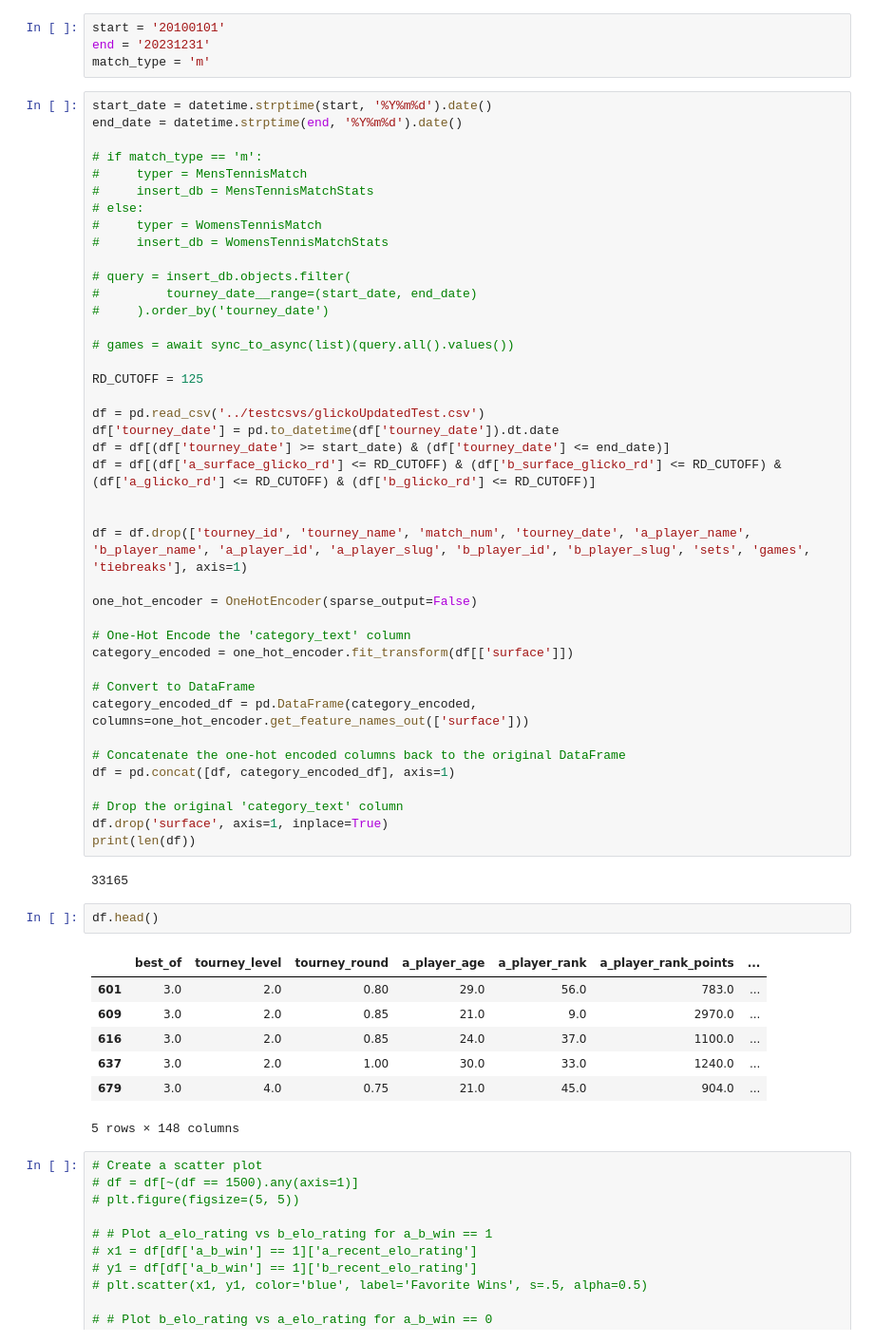
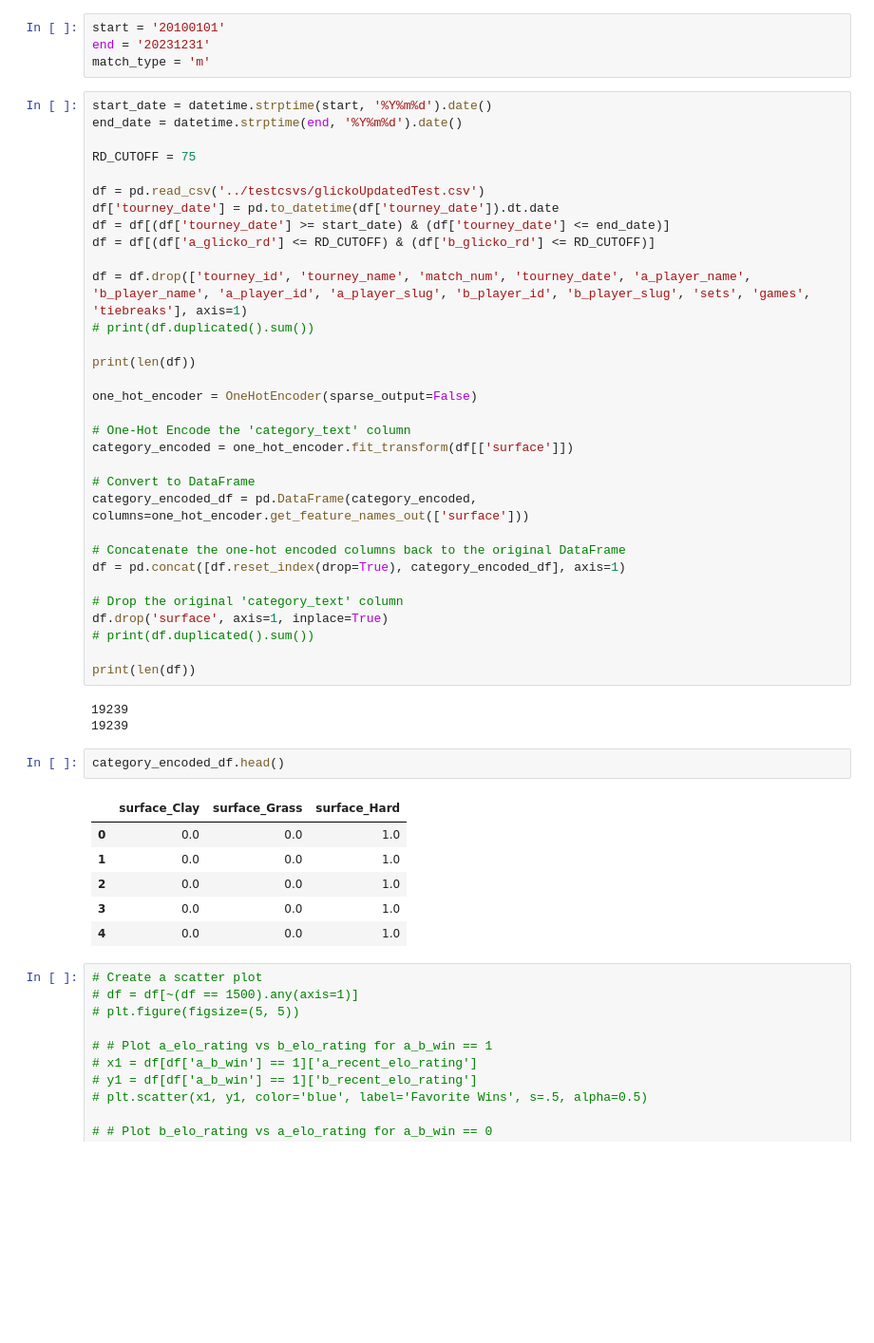
Before and after one commit to dsw225/TennisPredictionModel, a Jupyter notebook: breakpoint/analyzers/tennis_analyzer_lightGBM.ipynb, the cells around one changed output. Shown at 95% size. Drawn from its saved outputs; the diff is of its cells as text; blank space fills up the shorter version.

```diff
--- a/breakpoint/analyzers/tennis_analyzer_lightGBM.ipynb
+++ b/breakpoint/analyzers/tennis_analyzer_lightGBM.ipynb
@@ -58,28 +58,17 @@ match_type = 'm'
 start_date = datetime.strptime(start, '%Y%m%d').date()
 end_date = datetime.strptime(end, '%Y%m%d').date()
 
-# if match_type == 'm':
-#     typer = MensTennisMatch
-#     insert_db = MensTennisMatchStats
-# else:
-#     typer = WomensTennisMatch
-#     insert_db = WomensTennisMatchStats
-
-# query = insert_db.objects.filter(
-#         tourney_date__range=(start_date, end_date)
-#     ).order_by('tourney_date')
-
-# games = await sync_to_async(list)(query.all().values())
-
-RD_CUTOFF = 125
+RD_CUTOFF = 75
 
 df = pd.read_csv('../testcsvs/glickoUpdatedTest.csv')
 df['tourney_date'] = pd.to_datetime(df['tourney_date']).dt.date
 df = df[(df['tourney_date'] >= start_date) & (df['tourney_date'] <= end_date)]
-df = df[(df['a_surface_glicko_rd'] <= RD_CUTOFF) & (df['b_surface_glicko_rd'] <= RD_CUTOFF) & (df['a_glicko_rd'] <= RD_CUTOFF) & (df['b_glicko_rd'] <= RD_CUTOFF)]
-
+df = df[(df['a_glicko_rd'] <= RD_CUTOFF) & (df['b_glicko_rd'] <= RD_CUTOFF)]
 
 df = df.drop(['tourney_id', 'tourney_name', 'match_num', 'tourney_date', 'a_player_name', 'b_player_name', 'a_player_id', 'a_player_slug', 'b_player_id', 'b_player_slug', 'sets', 'games', 'tiebreaks'], axis=1)
+# print(df.duplicated().sum())
+
+print(len(df))
 
 one_hot_encoder = OneHotEncoder(sparse_output=False)
 
@@ -90,23 +79,25 @@ category_encoded = one_hot_encoder.fit_transform(df[['surface']])
 category_encoded_df = pd.DataFrame(category_encoded, columns=one_hot_encoder.get_feature_names_out(['surface']))
 
 # Concatenate the one-hot encoded columns back to the original DataFrame
-df = pd.concat([df, category_encoded_df], axis=1)
+df = pd.concat([df.reset_index(drop=True), category_encoded_df], axis=1)
 
 # Drop the original 'category_text' column
 df.drop('surface', axis=1, inplace=True)
+# print(df.duplicated().sum())
+
 print(len(df))
 # %% [output]
-33165
+19239
+19239
 # %%
-df.head()
+category_encoded_df.head()
 # %% [output]
-|  | best_of | tourney_level | tourney_round | a_player_age | a_player_rank | a_player_rank_points | ... |
-| 601 | 3.0 | 2.0 | 0.80 | 29.0 | 56.0 | 783.0 | ... |
-| 609 | 3.0 | 2.0 | 0.85 | 21.0 | 9.0 | 2970.0 | ... |
-| 616 | 3.0 | 2.0 | 0.85 | 24.0 | 37.0 | 1100.0 | ... |
-| 637 | 3.0 | 2.0 | 1.00 | 30.0 | 33.0 | 1240.0 | ... |
-| 679 | 3.0 | 4.0 | 0.75 | 21.0 | 45.0 | 904.0 | ... |
+|  | surface_Clay | surface_Grass | surface_Hard |
+| 0 | 0.0 | 0.0 | 1.0 |
+| 1 | 0.0 | 0.0 | 1.0 |
+| 2 | 0.0 | 0.0 | 1.0 |
+| 3 | 0.0 | 0.0 | 1.0 |
+| 4 | 0.0 | 0.0 | 1.0 |
-5 rows × 148 columns
 # %%
 # Create a scatter plot
 # df = df[~(df == 1500).any(axis=1)]
```
Also changed, not shown: parts of 3 cells of this notebook, 7 other files.
